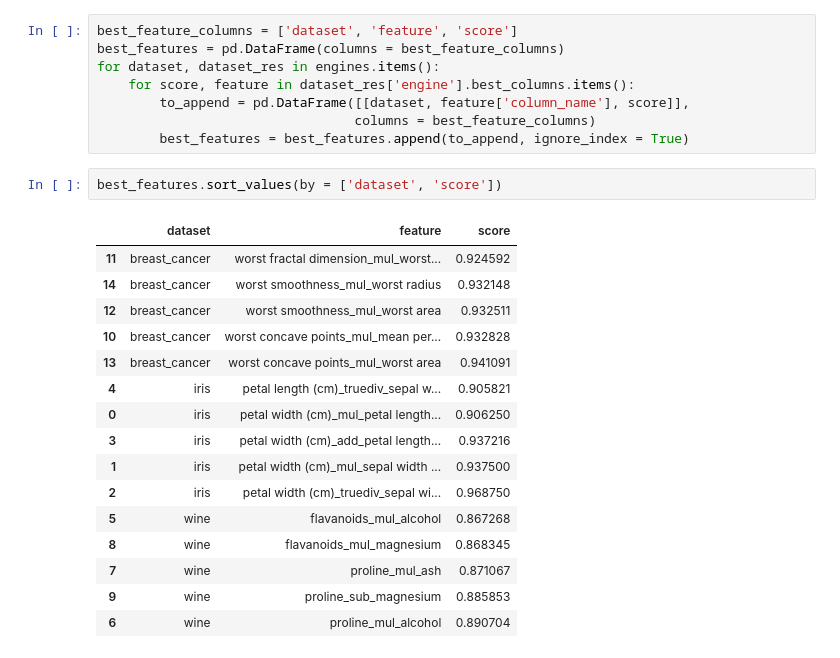
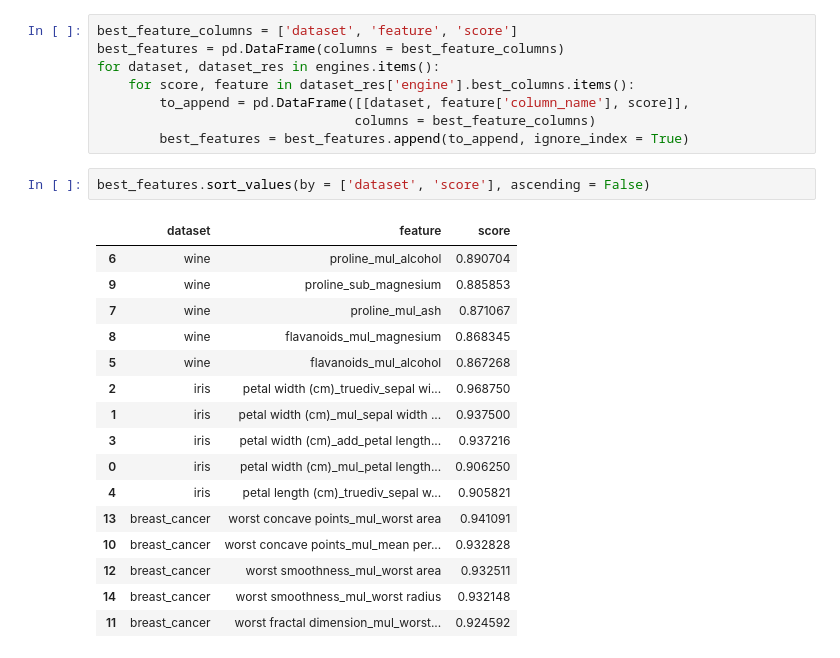
Before and after one commit to rossrco/experiments, a Jupyter notebook: machine_learning_combinatorics/feature_engineer_testing.ipynb, the cells around one changed output. Cells and saved outputs as stored; diff of their text form.

```diff
--- a/machine_learning_combinatorics/feature_engineer_testing.ipynb
+++ b/machine_learning_combinatorics/feature_engineer_testing.ipynb
@@ -174,21 +174,21 @@ for dataset, dataset_res in engines.items():
                                  columns = best_feature_columns)
         best_features = best_features.append(to_append, ignore_index = True)
 # %%
-best_features.sort_values(by = ['dataset', 'score'])
+best_features.sort_values(by = ['dataset', 'score'], ascending = False)
 # %% [output]
 |  | dataset | feature | score |
+| 6 | wine | proline_mul_alcohol | 0.890704 |
+| 9 | wine | proline_sub_magnesium | 0.885853 |
+| 7 | wine | proline_mul_ash | 0.871067 |
+| 8 | wine | flavanoids_mul_magnesium | 0.868345 |
+| 5 | wine | flavanoids_mul_alcohol | 0.867268 |
+| 2 | iris | petal width (cm)_truediv_sepal wi... | 0.968750 |
+| 1 | iris | petal width (cm)_mul_sepal width ... | 0.937500 |
+| 3 | iris | petal width (cm)_add_petal length... | 0.937216 |
+| 0 | iris | petal width (cm)_mul_petal length... | 0.906250 |
+| 4 | iris | petal length (cm)_truediv_sepal w... | 0.905821 |
+| 13 | breast_cancer | worst concave points_mul_worst area | 0.941091 |
+| 10 | breast_cancer | worst concave points_mul_mean per... | 0.932828 |
+| 12 | breast_cancer | worst smoothness_mul_worst area | 0.932511 |
+| 14 | breast_cancer | worst smoothness_mul_worst radius | 0.932148 |
 | 11 | breast_cancer | worst fractal dimension_mul_worst... | 0.924592 |
-| 14 | breast_cancer | worst smoothness_mul_worst radius | 0.932148 |
-| 12 | breast_cancer | worst smoothness_mul_worst area | 0.932511 |
-| 10 | breast_cancer | worst concave points_mul_mean per... | 0.932828 |
-| 13 | breast_cancer | worst concave points_mul_worst area | 0.941091 |
-| 4 | iris | petal length (cm)_truediv_sepal w... | 0.905821 |
-| 0 | iris | petal width (cm)_mul_petal length... | 0.906250 |
-| 3 | iris | petal width (cm)_add_petal length... | 0.937216 |
-| 1 | iris | petal width (cm)_mul_sepal width ... | 0.937500 |
-| 2 | iris | petal width (cm)_truediv_sepal wi... | 0.968750 |
-| 5 | wine | flavanoids_mul_alcohol | 0.867268 |
-| 8 | wine | flavanoids_mul_magnesium | 0.868345 |
-| 7 | wine | proline_mul_ash | 0.871067 |
-| 9 | wine | proline_sub_magnesium | 0.885853 |
-| 6 | wine | proline_mul_alcohol | 0.890704 |
```
Also changed, not shown: parts of 1 cell of this notebook, 1 other file.
